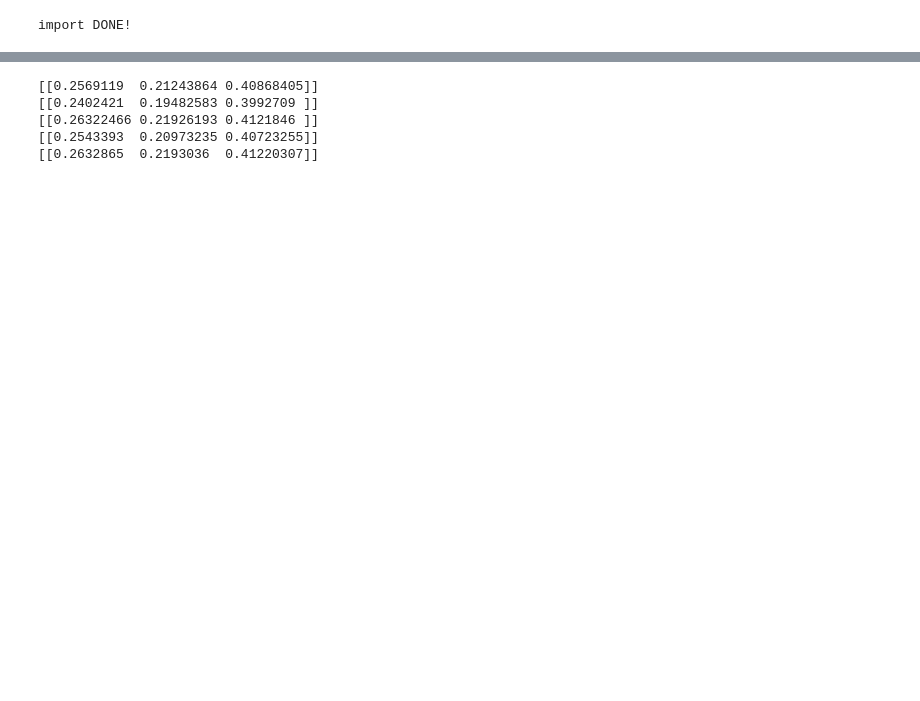
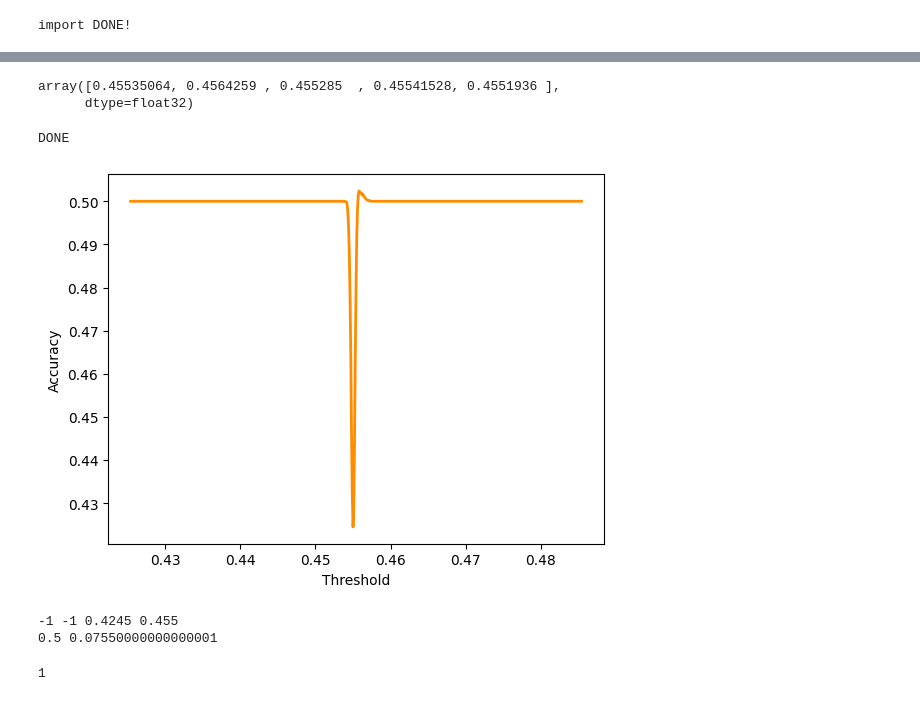
Before and after one commit to liwilliam127/BELKA, a Jupyter notebook: gat-belka.ipynb, the cells around one changed output, grey strips where cells are left out. Drawn from its saved outputs; the diff is of its cells as text; code cells hidden in the pictures; blank space fills up the shorter version.

```diff
--- a/gat-belka.ipynb
+++ b/gat-belka.ipynb
@@ -171,0 +195,4 @@ array([[0, 0, 0],
+# %%
+#merge train_graph datasets
+gdf_train_concat =  gdf_train #+ gdf_train2 + gdf_train3  #add train2 and train3 when loading full training dataset
+print("DONE",len(gdf_train_concat))
@@ -172,8 +201,9 @@ array([[0, 0, 0],
 # %%
-zipped = list(zip(gdf_train,train_bind_30))
+zipped = list(zip(gdf_train_concat,train_bind[:30000000]))
 
 pos_class = [x for x in zipped if sum(x[1]) > 0]
 neg_class = [x for x in zipped if sum(x[1]) == 0]
 print(len(pos_class),len(neg_class))
+print("DONE!")
 # %% [output]
 822875 29177125
@@ -383,11 +482,61 @@ len(test_graph_converted)
+# %%
+#check output in preds_
+preds_[:5]
+# %% [output]
+array([0.45535064, 0.4564259 , 0.455285  , 0.45541528, 0.4551936 ],
+      dtype=float32)
+# %%
+threshold = np.round(preds_[0],4) - 0.03
+stepsize = 0.0001
+match_lst = []
+threshold_lst = []
+high_thr, high_match = -1, -1
+low_thr, low_match = 1, 1
+counter, last_match = 0, 0
+while threshold <=np.round(preds_[0],4) + 0.03:
+    binary_pred_ = [1 if x <= threshold else 0 for x in preds_]
+    match = np.round(np.mean([1 if x==y else 0 for x,y in zip(binary_pred_, lanels_)]),4)
+    #if 0.481<= threshold <= 0.482:
+        #print(f'threshold: {np.round(threshold,4)}, accuracy: {match}')
+
+    if match > best_match: #update best-accuracy threshold
+        high_match = match
+        high_thr = np.round(threshold,5)
+
+    elif match < low_match: #early stop if accuracy is dropping continuously
+        low_match = match
+        low_thr = np.round(threshold,5)
+
+    match_lst.append(match)
+    threshold_lst.append(np.round(threshold,4))
+    threshold += stepsize
+print('DONE')
+
+plt.figure()
+plt.plot(threshold_lst, match_lst, color='darkorange', lw=2, label='acc')
+plt.xlabel('Threshold')
+plt.ylabel('Accuracy')
+plt.show()
+# %% [output]
+DONE
+[figure, added]
+# %%
+print(high_match, high_thr, low_match, low_thr)
+match_diff_h, match_diff_l = abs(high_match)-0.5, abs(low_match-0.5)
+print(match_diff_h, match_diff_l)
+if high_match == -1 or match_diff_h < match_diff_l:
+    rev = 1
+
+else:
+    rev = 0
+
+rev
+# %% [output]
+-1 -1 0.4245 0.455
+0.5 0.07550000000000001
+1
 # %%
 # Prediction test
 import random
-for i in range(5):
+for i in range(10):
     print(predict_label(test_graph_converted[i]))
-# %% [output]
-[[0.2569119  0.21243864 0.40868405]]
-[[0.2402421  0.19482583 0.3992709 ]]
-[[0.26322466 0.21926193 0.4121846 ]]
-[[0.2543393  0.20973235 0.40723255]]
-[[0.2632865  0.2193036  0.41220307]]
```
Also changed, not shown: parts of 64 cells of this notebook.
